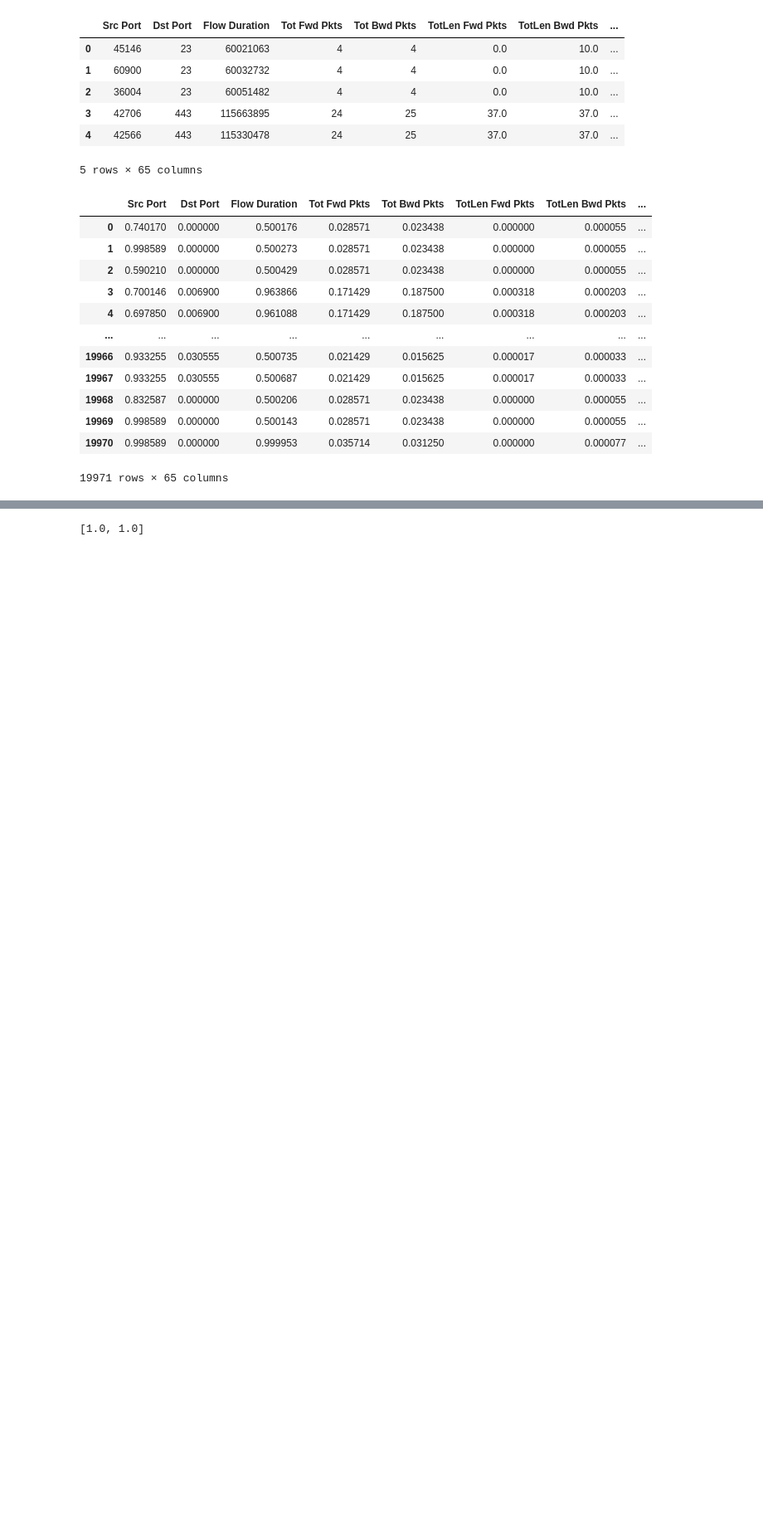
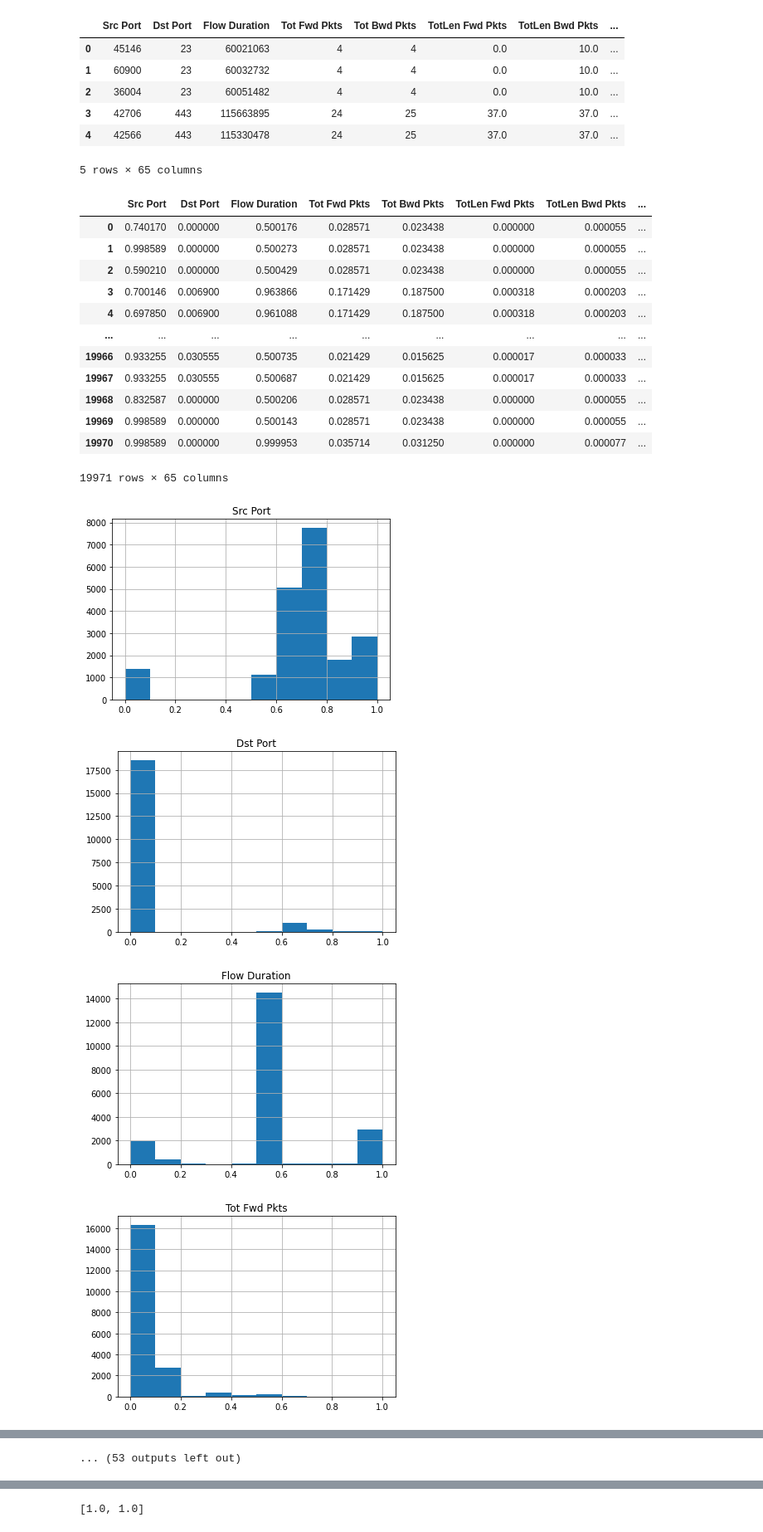
Before and after one commit to SonThanhNguyen13/aaa, a Jupyter notebook: Untitled.ipynb, the cells around one changed output, grey strips where cells are left out. Shown: that part at 83% size. Cells and saved outputs as stored; diff of their text form; code cells hidden in the pictures; blank space fills up the shorter version.

```diff
--- a/Untitled.ipynb
+++ b/Untitled.ipynb
@@ -142,3 +142,11 @@ process_df
 | 19969 | 0.998589 | 0.000000 | 0.500143 | 0.028571 | 0.023438 | 0.000000 | 0.000055 | ... |
 | 19970 | 0.998589 | 0.000000 | 0.999953 | 0.035714 | 0.031250 | 0.000000 | 0.000077 | ... |
 19971 rows × 65 columns
+# %%
+for i in process_df.columns:
+    process_df.hist(column=i)
+# %% [output]
+[figure, added]
+[figure, added]
+[figure, added]
+[figure, added]
@@ -145,3 +161,4 @@ process_df
+... (53 outputs left out)
 # %%
 dropped = []
 for i in fin_df.columns:
```
Also changed, not shown: parts of 7 cells of this notebook.
